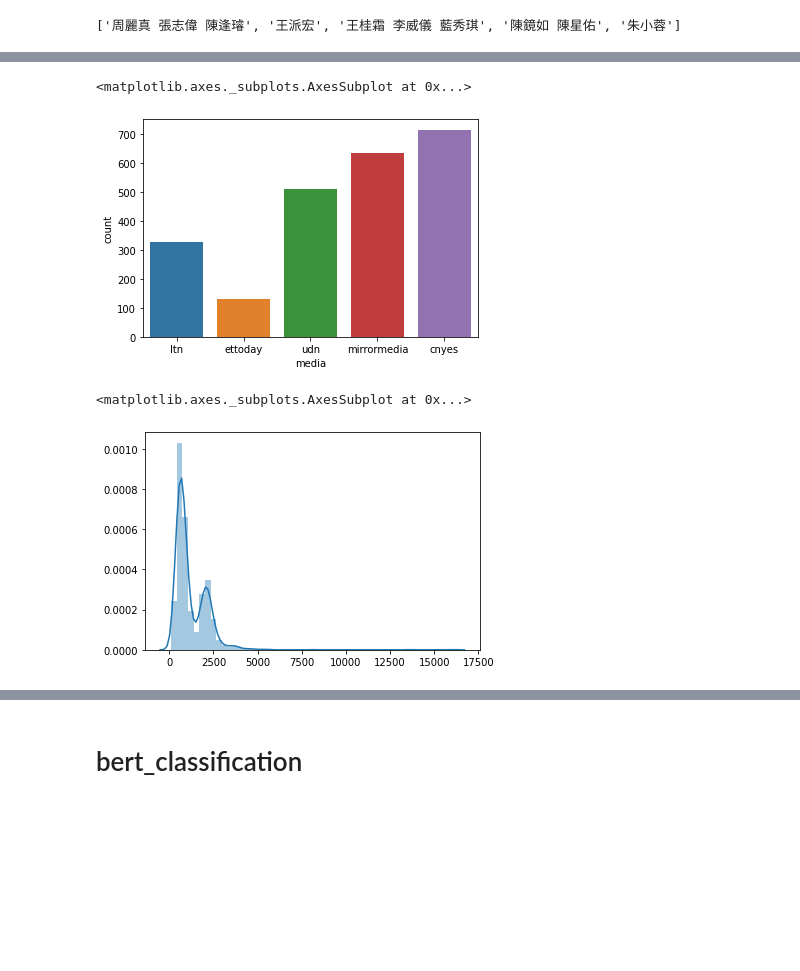
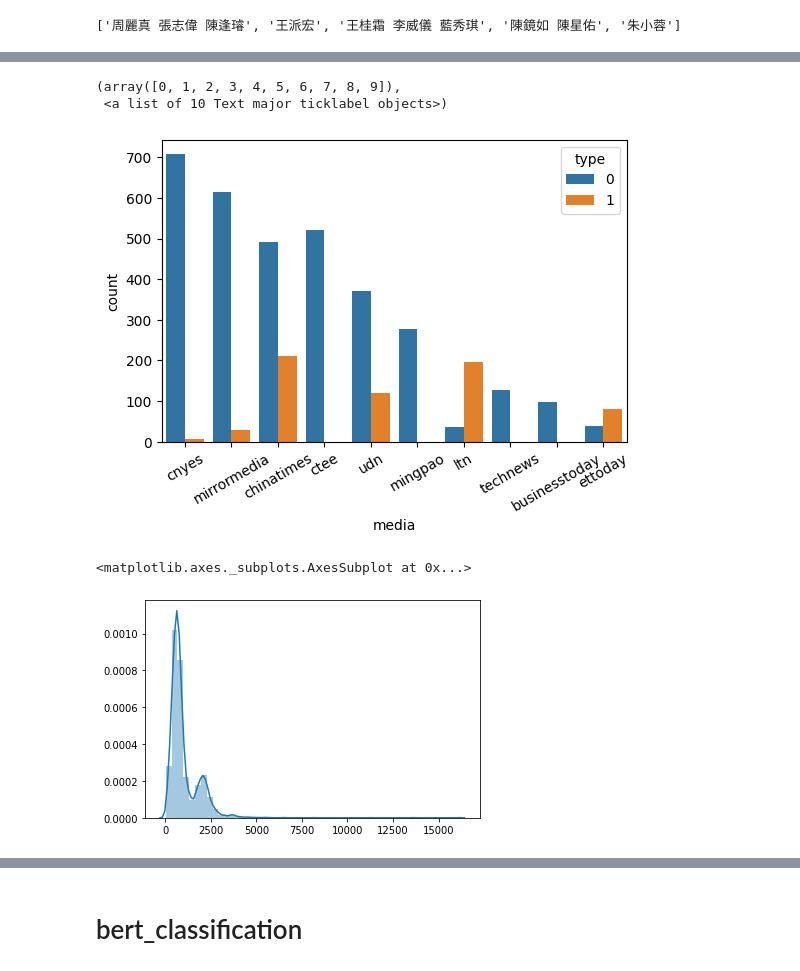
Before and after one commit to sungbohsun/AI_CUPmm, a Jupyter notebook: click_me.ipynb, the cells around one changed output, grey strips where cells are left out. Saved outputs shown, nothing was run; the diff lists cells and outputs as text; code cells hidden in the pictures; blank space fills up the shorter version.

```diff
--- a/click_me.ipynb
+++ b/click_me.ipynb
@@ -165,17 +232,0 @@ data2['media'] = 'other'
-# %%
-from fnmatch import fnmatch, fnmatchcase
-for i in range(len(data2)):
-    if fnmatch(str(data2['news_url'][i]),'https://www.mirrormedia*'):
-        data2['media'][i] = 'mirrormedia'
-
-    if fnmatch(str(data2['news_url'][i]),'https://www.ettoday*'):
-        data2['media'][i] = 'ettoday'
-
-    if fnmatch(str(data2['news_url'][i]),'https://news.ltn*'):
-        data2['media'][i] = 'ltn'
-
-    if fnmatch(str(data2['news_url'][i]),'https://udn.com*'):
-        data2['media'][i] = 'udn'
-
-    if fnmatch(str(data2['news_url'][i]),'https://news.cnyes*'):
-        data2['media'][i] = 'cnyes'
@@ -186,5 +232,0 @@ all_data['type'] = 1
-# %%
-from tqdm.notebook import tqdm
-for i in tqdm(range(len(all_data))):
-    if all_data['name'][i] == '' :
-        all_data['type'][i] = 0
@@ -400,5 +636,8 @@ for filename in all_files:
     df = pd.read_csv(filename, index_col=None, header=0)
     li.append(df)
 
-frame = pd.concat(li, axis=0, ignore_index=True)
-df_scrapy = frame.dropna()
+df_scrapy = pd.concat(li, axis=0, ignore_index=True).dropna().reset_index(drop=True)
+
+df_scrapy['text'] = 0
+for i in tqdm(range(len(df_scrapy))):
+  df_scrapy['text'][i] = df_scrapy['title'][i]+df_scrapy['doc'][i]
@@ -405,6 +653,6 @@ df_scrapy = frame.dropna()
 # %%
 df = pd.read_csv('../selenium/data_selenium.csv')
-df = df.rename(columns={"news_url": "url"})
+df = df.rename(columns={"hyperlink": "url"})
 # %%
 res = pd.merge(df,df_scrapy, on='url')
 res.sample(5)
@@ -435,15 +676,16 @@ sns.countplot(x="type", data=res)
 # %%
-sns.countplot(x="media", data=res)
+plt.figure(dpi = 100)
+sns.countplot(x="media",hue="type",data=res)
+plt.xticks(rotation=30)
 # %% [output]
-<matplotlib.axes._subplots.AxesSubplot at 0x...>
+(array([0, 1, 2, 3, 4, 5, 6, 7, 8, 9]),
+ <a list of 10 Text major ticklabel objects>)
-[figure, old version]
+[figure, new version]
-# %%
-import matplotlib.pyplot as plt
-import seaborn as sns
-sns.distplot(doc_len)
-# %% [output]
-<matplotlib.axes._subplots.AxesSubplot at 0x...>
-[figure, removed]
+# %%
+sns.distplot(doc_len)
+# %% [output]
+<matplotlib.axes._subplots.AxesSubplot at 0x...>
+[figure, added]
 # %%
 sns.distplot(doc_len[doc_len< 3000])
 # %% [output]
```
Also changed, not shown: parts of 71 cells of this notebook.
